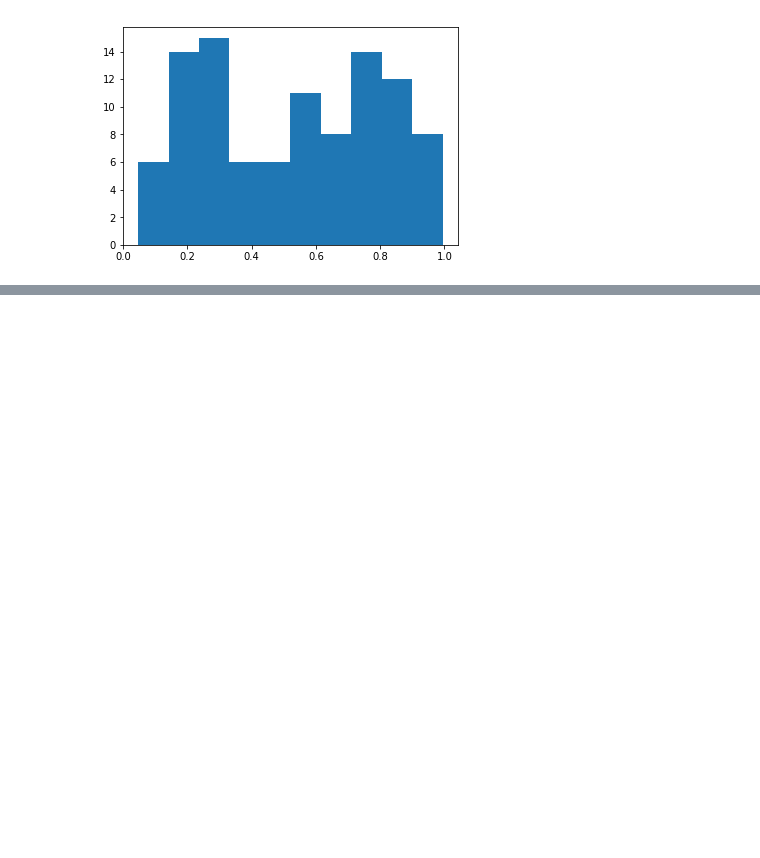
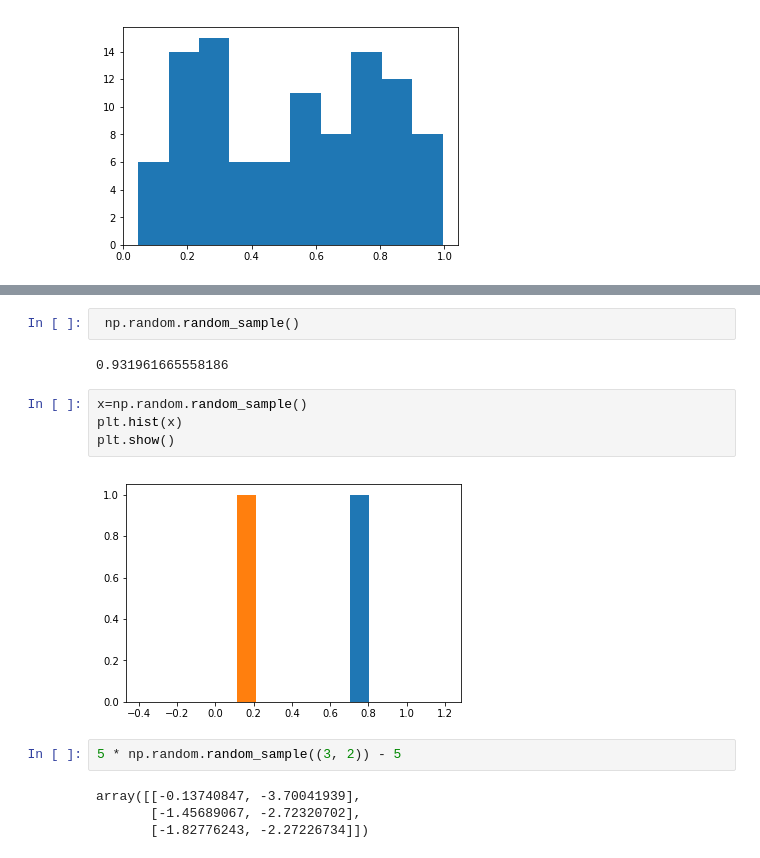
Before and after one commit to AnnemarieMcDonnelltemp/The-numpy.random-package, a Jupyter notebook: The numpy.random package.ipynb, the cells around one changed output, grey strips where cells are left out. Saved outputs shown, nothing was run; the diff lists cells and outputs as text; blank space fills up the shorter version.

```diff
--- a/The numpy.random package.ipynb
+++ b/The numpy.random package.ipynb
@@ -76,0 +111,16 @@ SyntaxError: invalid syntax (<ipython-input-4-f2c5dbb3198a>, line 1)
+# %%
+ np.random.random_sample()
+# %% [output]
+0.931961665558186
+# %%
+x=np.random.random_sample()
+plt.hist(x)
+plt.show()
+# %% [output]
+[figure, added]
+# %%
+5 * np.random.random_sample((3, 2)) - 5
+# %% [output]
+array([[-0.13740847, -3.70041939],
+       [-1.45689067, -2.72320702],
+       [-1.82776243, -2.27226734]])
```
Also changed, not shown: parts of 28 cells of this notebook, 1 other file.
